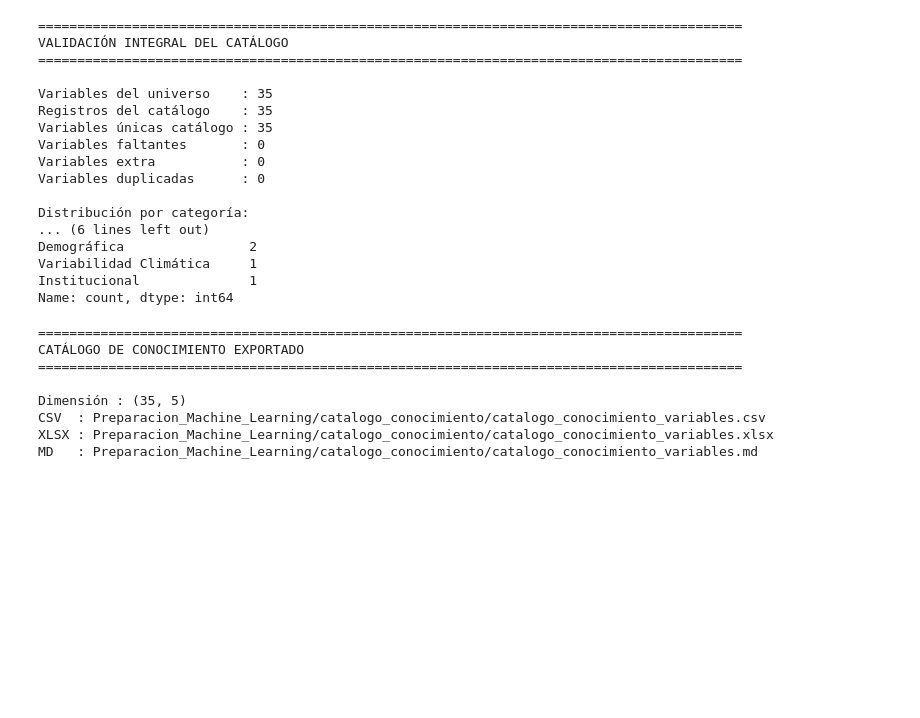
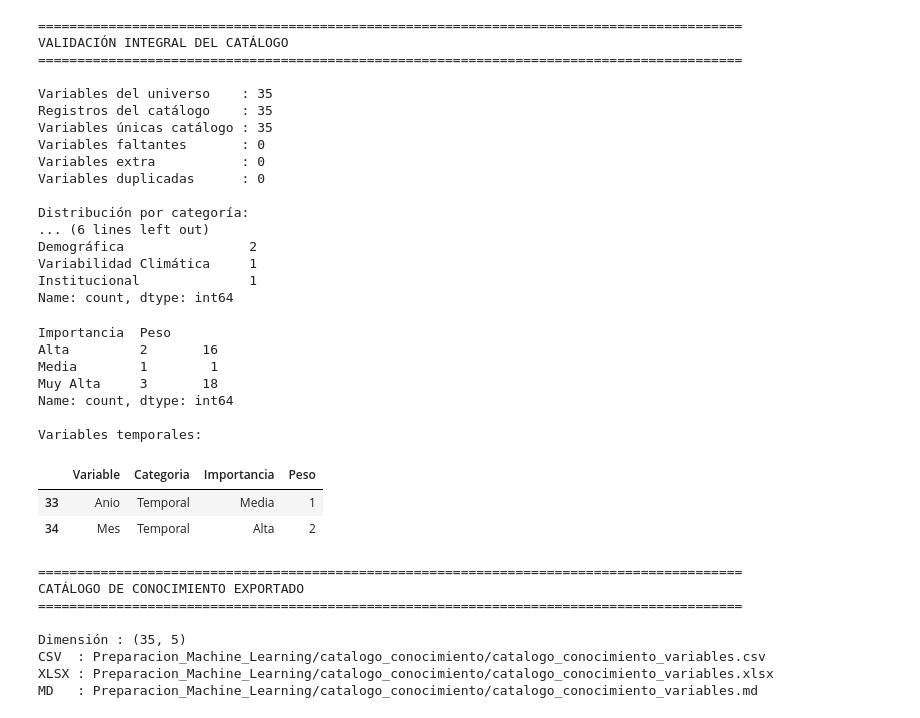
Before and after one commit to josedanielbg/FRAMEWORK_V7, a Jupyter notebook: NOTEBOOKS/C10_CKD/FW7_C10_CatalogoConocimientoDominio.ipynb, the cells around one changed output. Saved outputs shown, nothing was run; the diff lists cells and outputs as text; code cells hidden in the pictures; blank space fills up the shorter version.

```diff
--- a/NOTEBOOKS/C10_CKD/FW7_C10_CatalogoConocimientoDominio.ipynb
+++ b/NOTEBOOKS/C10_CKD/FW7_C10_CatalogoConocimientoDominio.ipynb
@@ -6662,6 +6663,38 @@ Demográfica                2
 Variabilidad Climática     1
 Institucional              1
 Name: count, dtype: int64
+# %%
+#==========================================================
+# CONTROL FINAL IMPORTANCIA - PESO
+#==========================================================
+
+print(
+    catalogo_variables[
+        ["Importancia", "Peso"]
+    ]
+    .value_counts()
+    .sort_index()
+)
+
+print()
+print("Variables temporales:")
+display(
+    catalogo_variables.loc[
+        catalogo_variables["Variable"].isin(["Anio", "Mes"]),
+        ["Variable", "Categoria", "Importancia", "Peso"]
+    ]
+)
+# %% [output]
+Importancia  Peso
+Alta         2       16
+Media        1        1
+Muy Alta     3       18
+Name: count, dtype: int64
+
+Variables temporales:
+|  | Variable | Categoria | Importancia | Peso |
+| 33 | Anio | Temporal | Media | 1 |
+| 34 | Mes | Temporal | Alta | 2 |
 # %%
 #==========================================================
 # EXPORTACIÓN DEL CATÁLOGO DE CONOCIMIENTO
```
Also changed, not shown: parts of 2 cells of this notebook.
